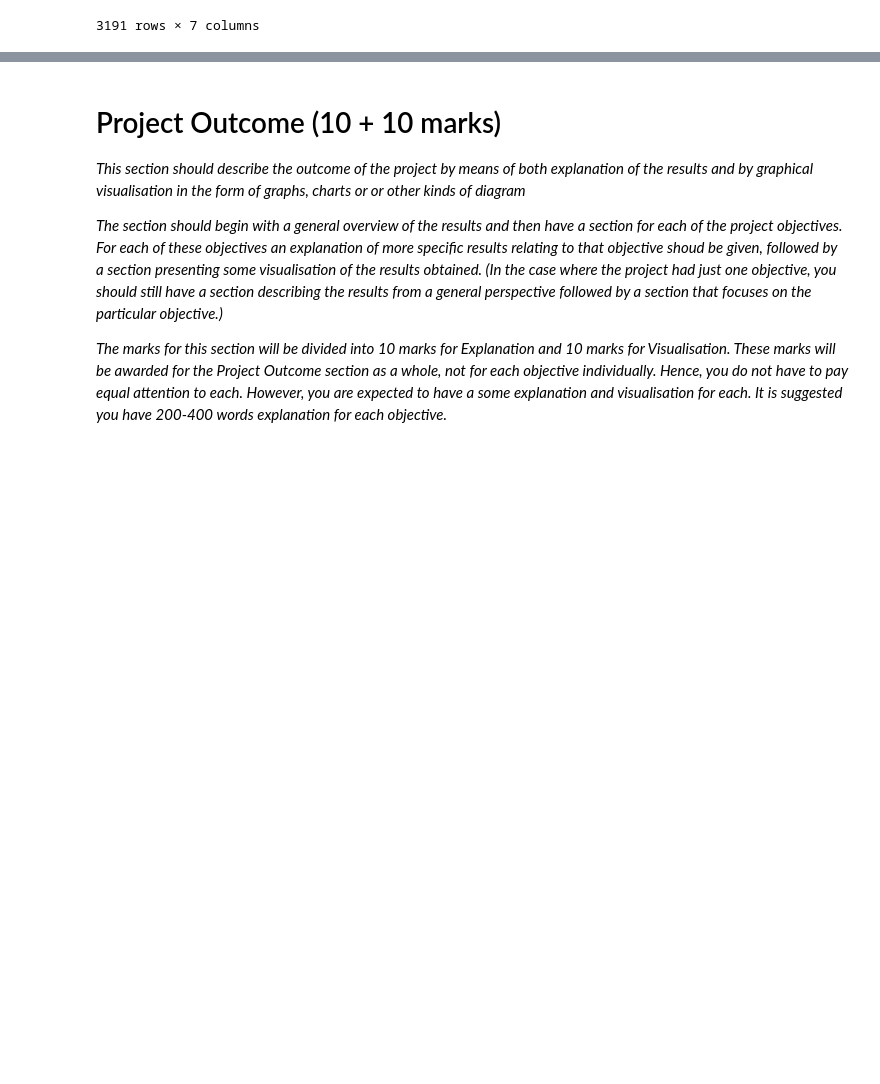
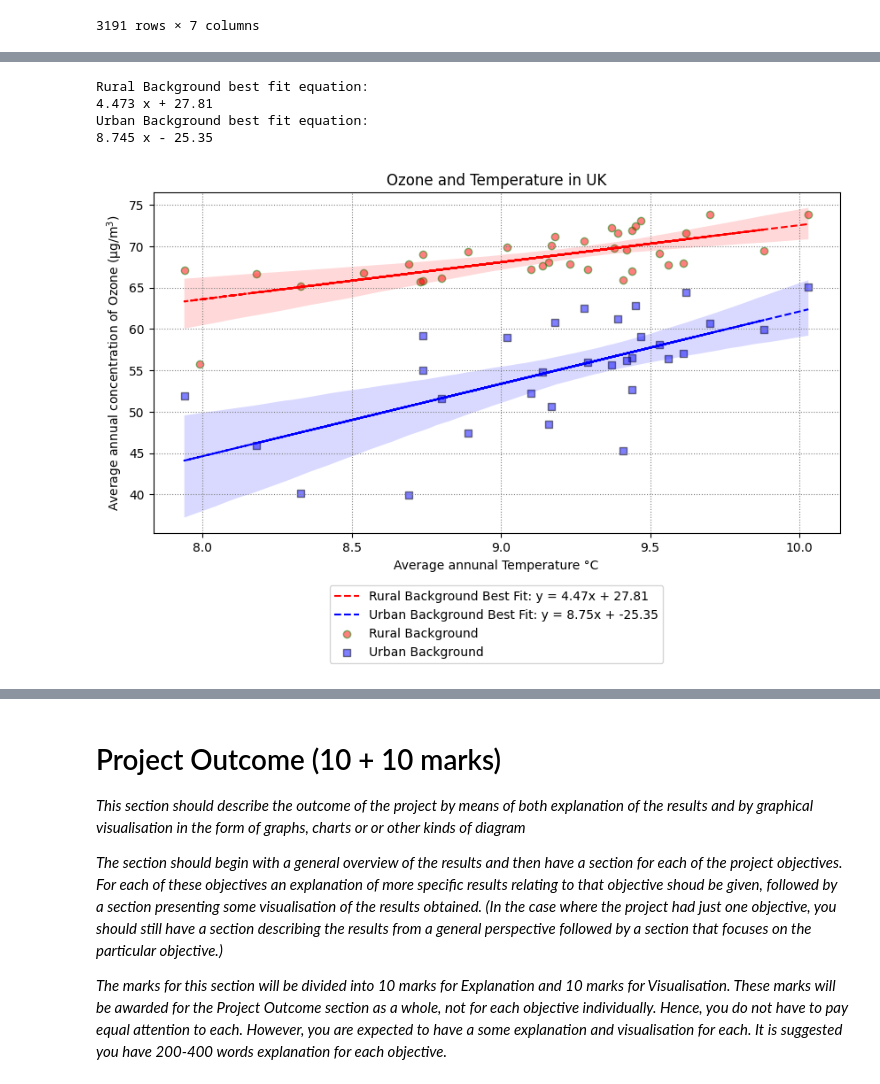
Before and after one commit to omariosc/comp5712-p4ds-group-project, a Jupyter notebook: A3_Data_Analysis_Project.ipynb, the cells around one changed output, grey strips where cells are left out. Saved outputs shown, nothing was run; the diff lists cells and outputs as text; code cells hidden in the pictures; blank space fills up the shorter version.

```diff
--- a/A3_Data_Analysis_Project.ipynb
+++ b/A3_Data_Analysis_Project.ipynb
@@ -468,0 +806,69 @@ weather_df
+# %%
+def assess_correlation_Ozone_and_meteorological_factor ():
+    # create a figure to hold the plot
+    fig , ax = plt.subplots(figsize=(10, 5))
+
+    for x in info.keys():
+        # remove NaN values
+        df_filtered = df_merged[df_merged[x].notna()]
+        ##########################################################################################
+        # plot a scatter plot of df_merged by year and Rural_Background
+        ax.scatter(df_filtered[df_filtered[x]!=np.nan]['ann'], df_filtered[x],
+                   c = info[x]['key_color'],
+                   edgecolors = info[x]['sec_color'],
+                   marker = info[x]['marker'],
+                   label = info[x]['label'],
+                   alpha = 0.5)
+
+        ##########################################################################################
+        # add best fit line for Rural_Background
+        # The assumption of a linear fit, which follows the form: y = m+xc
+        # finding the constants
+        z = np.polyfit(df_filtered['ann'], df_filtered[x], 1)
+        # writing the equation
+        p = np.poly1d(z)
+        print (info[x]['label']+' best fit equation: ', p)
+        # plot the line
+        ax.plot(df_filtered['ann'],p(df_filtered['ann']),
+                color = info[x]['key_color'],
+                linestyle = info[x]['linestyle'],
+                label = info[x]['label']+' Best Fit: ' + f'y = {z[0]:.2f}x + {z[1]:.2f}')
+
+        #plot the equation of the line
+        #print(z)
+        #ax.text(10, 50, f'y = {z[0]:.2f}x + {z[1]:.2f}', fontsize=12)
+        ##########################################################################################
+        # plot 95% confidence interval for Rural_Background as an area
+        import seaborn as sns
+        ci = 95
+        sns.regplot(ax = ax, #
+                    # y = x where x is from the for loop
+                    x = 'ann', y = x, data = df_filtered,
+                    order = 1, # linear regression
+                    fit_reg = True, ci = ci,
+                    color = info[x]['key_color'],
+                    scatter = False, # we can remove the scatter plot above if this is True
+                    line_kws = {'linestyle':''}, # we can remove the best fit plot above if this is not ''
+                   )
+
+    ##########################################################################################
+    # plot legends
+    ax.legend(loc = 'lower center', bbox_to_anchor=(0.5, -0.4))
+    # create lables
+    ax.set_xlabel('Average annunal Temperature °C')
+    ax.set_ylabel('Average annual concentration of Ozone (µg/m$^3$)')
+    ax.set_title('Ozone and Temperature in UK')
+    ##NOTE: add R value to the plot
+    # add grid dotted lines and light grey color
+    ax.grid(c = 'grey', ls = ':')
+
+    tight_layout = True
+    plt.show()
+
+assess_correlation_Ozone_and_meteorological_factor()
+# %% [output]
+Rural Background best fit equation:
+4.473 x + 27.81
+Urban Background best fit equation:
+8.745 x - 25.35
+[figure, added]
```
Also changed, not shown: parts of 55 cells of this notebook.
